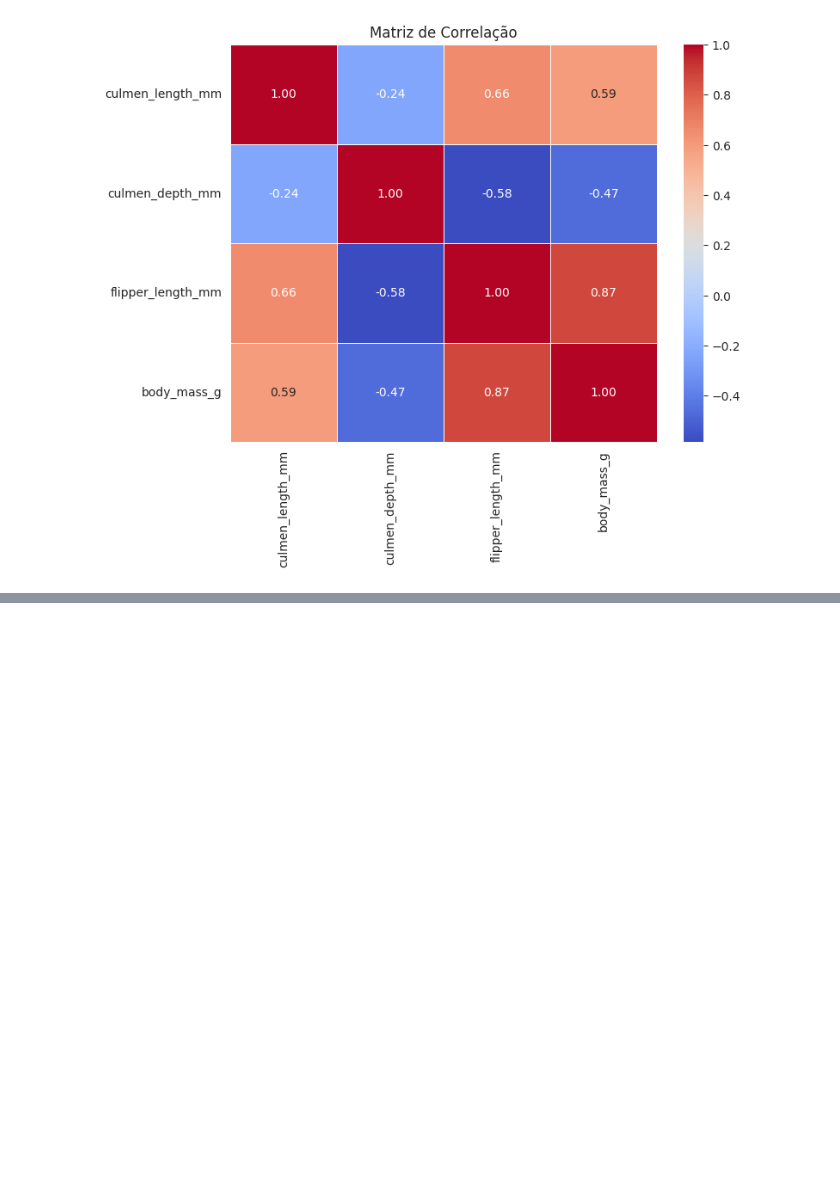
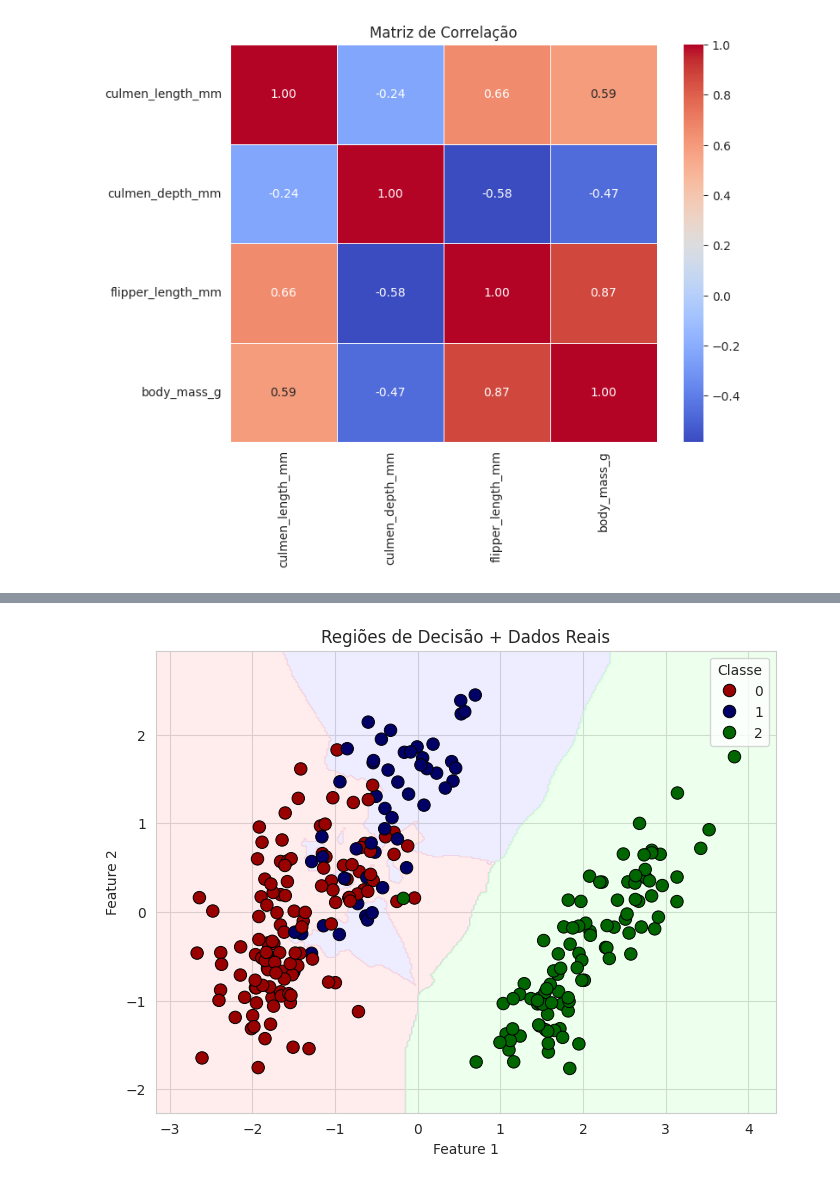
Before and after one commit to cesaraugustt/Trabalho-ML, a Jupyter notebook: Trabalho_ML.ipynb, the cells around one changed output, grey strips where cells are left out. Cells and saved outputs as stored; diff of their text form; code cells hidden in the pictures; blank space fills up the shorter version.

```diff
--- a/Trabalho_ML.ipynb
+++ b/Trabalho_ML.ipynb
@@ -186,0 +199,3 @@ A matriz de correlação mostra que flipper_length_mm e body_mass_g possuem fort
+# %%
+knn_model = KNeighborsClassifier(n_neighbors=3)
+knn_model.fit(X_train, y_train)
@@ -186,0 +269,11 @@ A matriz de correlação mostra que flipper_length_mm e body_mass_g possuem fort
+# %%
+pca = PCA(n_components=2)
+X_train_pca = pca.fit_transform(X_train)
+X_test_pca = pca.transform(X_test)
+
+knn_pca = KNeighborsClassifier(n_neighbors=3)
+knn_pca.fit(X_train_pca, y_train)
+
+plot_predictions(knn_pca, X_train_pca, y_train)
+# %% [output]
+[figure, added]
```
Also changed, not shown: parts of 17 cells of this notebook.
